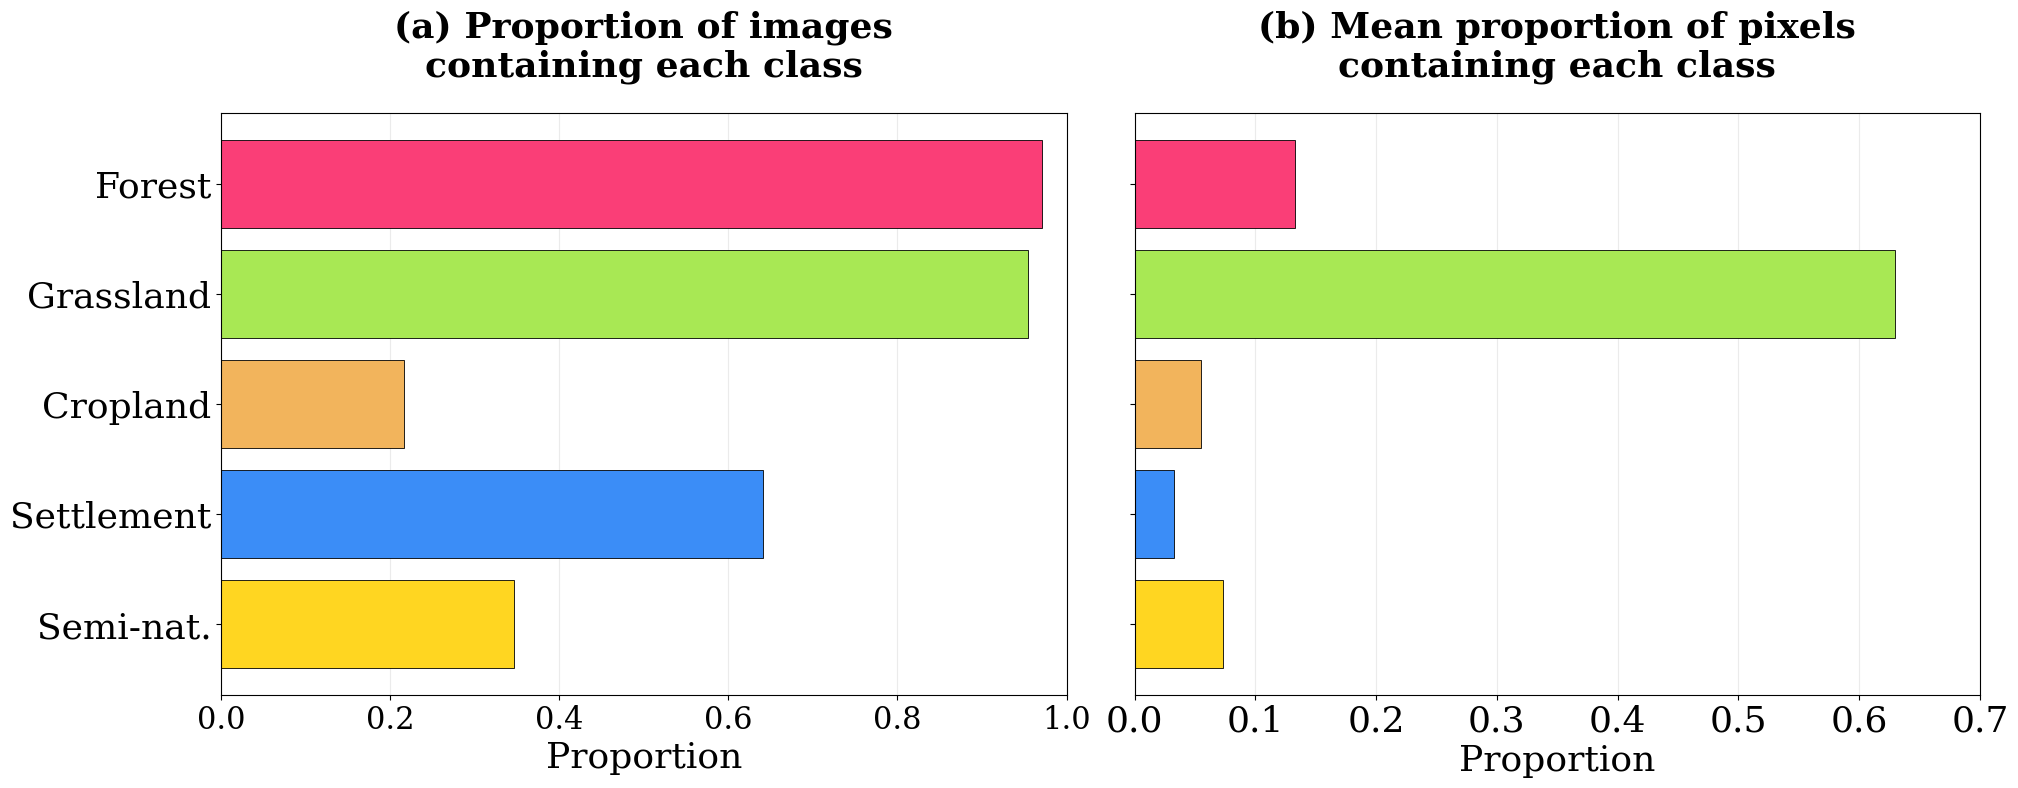
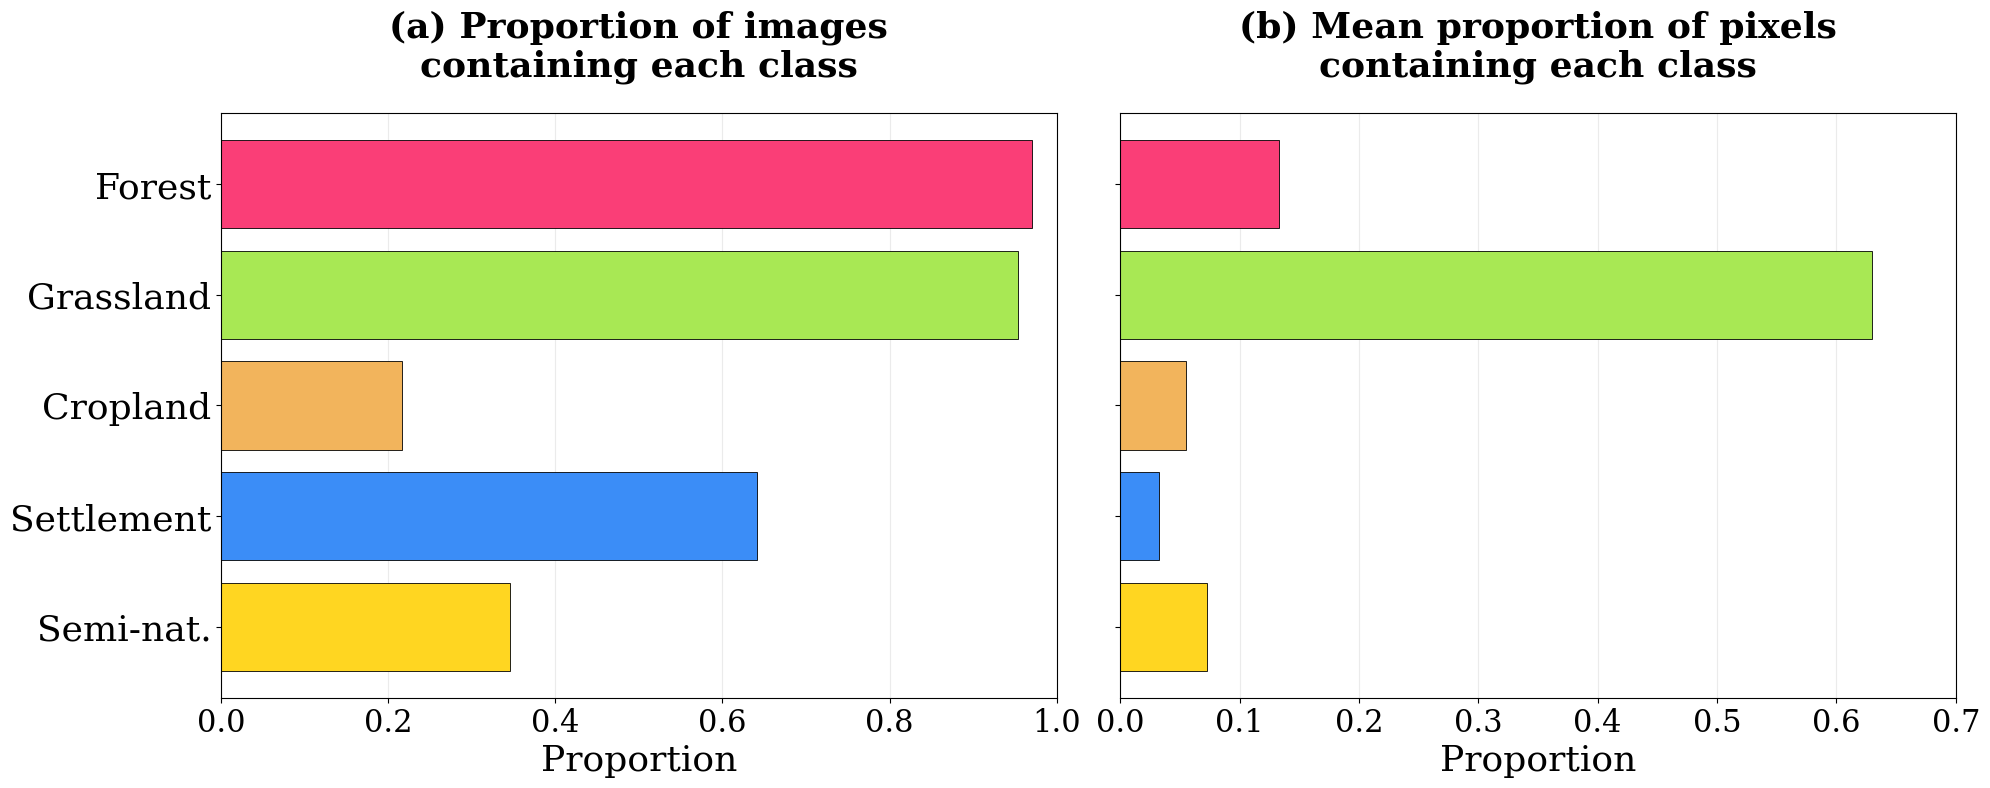
Unified diff of the notebook cell whose output changed from the first chart to the second:
--- before
+++ after
@@ -66,5 +66,5 @@
 ax.grid(True, axis="x", alpha=0.25)
 ax.set_axisbelow(True)
-ax.tick_params(axis="x", labelsize=26)
+ax.tick_params(axis="x", labelsize=22)
 
 out_path = REPO_ROOT / "figures" / "fig5_biodiv_class_imbalance.pdf"

Commit: Feburary update.